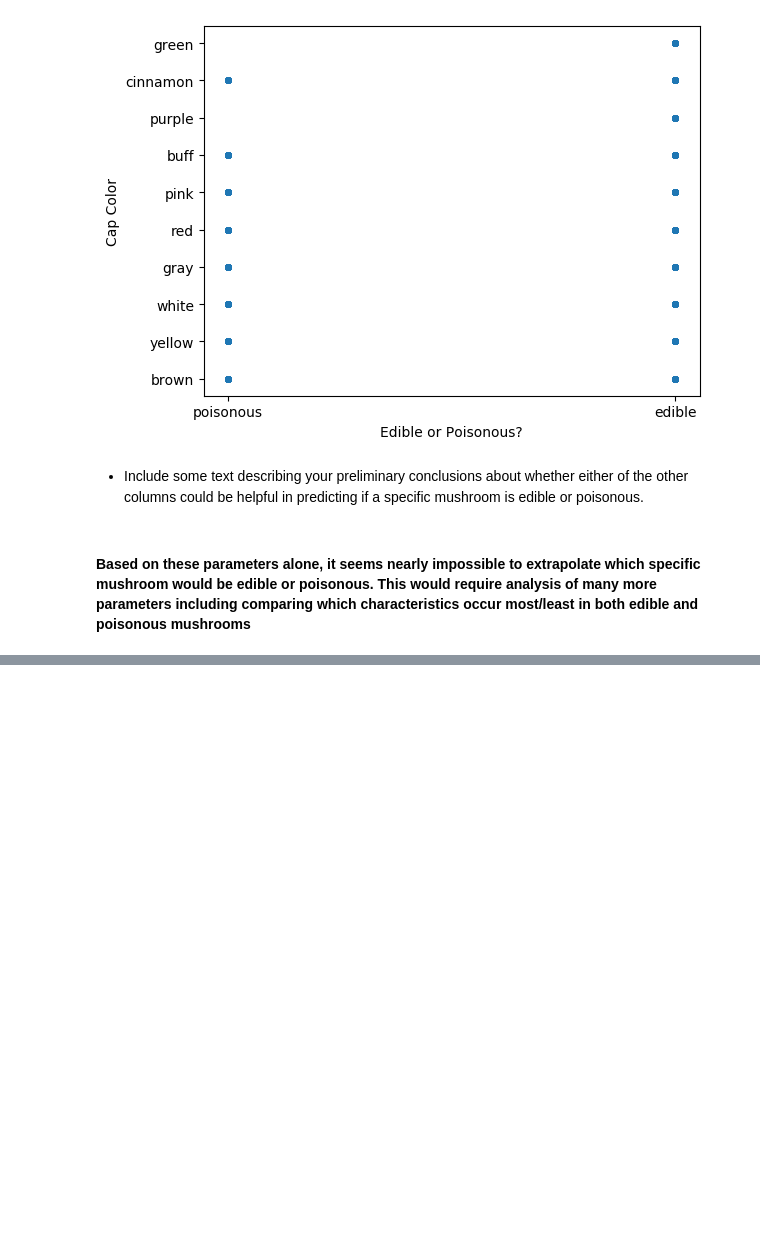
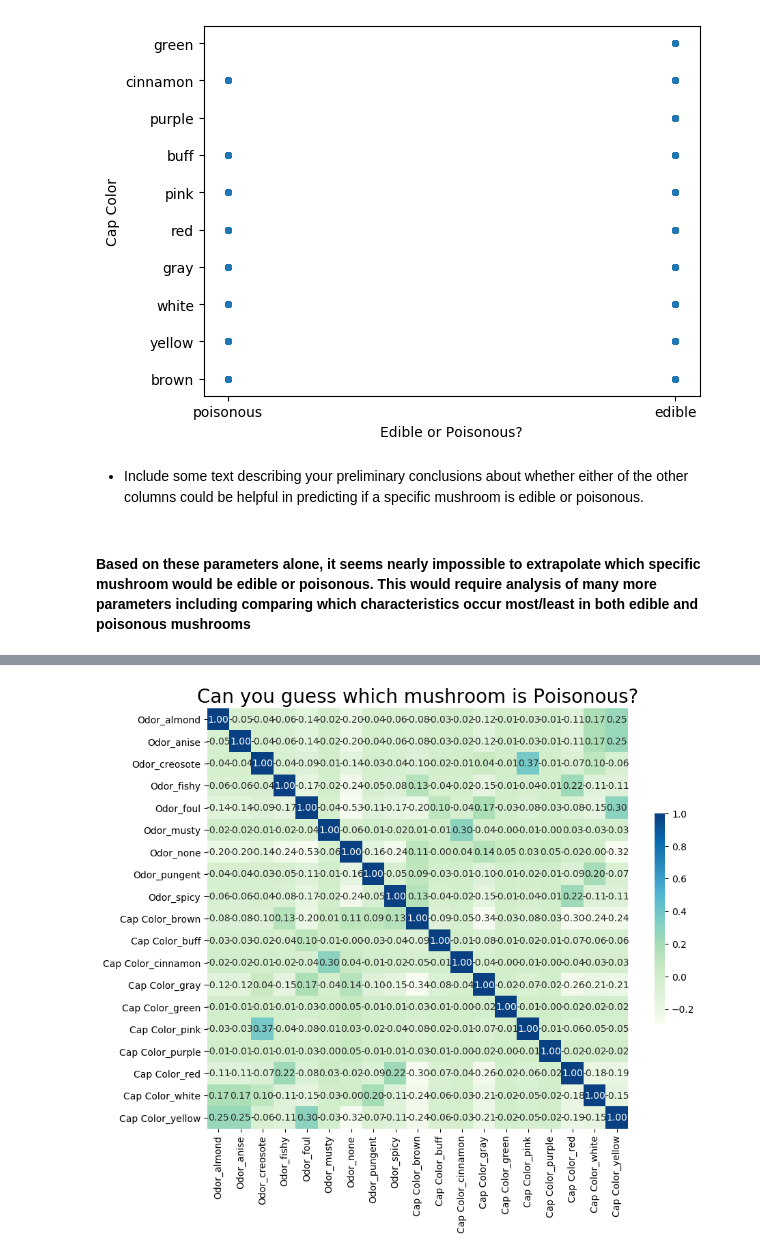
Before and after one commit to williamwaffles/IS362_Project4, a Jupyter notebook: Project 4.ipynb, the cells around one changed output, grey strips where cells are left out. Cells and saved outputs as stored; diff of their text form; code cells hidden in the pictures; blank space fills up the shorter version.

```diff
--- a/Project 4.ipynb
+++ b/Project 4.ipynb
@@ -186,3 +187,6 @@ plt.show()
 - Include some text describing your preliminary conclusions about whether either of the other columns could be helpful in predicting if a specific mushroom is edible or poisonous.
 # %% [markdown]
 #### Based on these parameters alone, it seems nearly impossible to extrapolate which specific mushroom would be edible or poisonous. This would require analysis of many more parameters including comparing which characteristics occur most/least in both edible and poisonous mushrooms
+# %%
+dummy_df = pd.get_dummies(trimmed_df, columns=['Odor','Cap Color'])
+dummy_df
@@ -188,0 +207,10 @@ plt.show()
+# %%
+import seaborn as sns
+
+correlation_matrix = dummy_df.corr()
+plt.figure(figsize=(10,8))
+ax = sns.heatmap(correlation_matrix, vmax=1, square=True, annot=True,fmt='.2f', cmap ='GnBu', cbar_kws={"shrink": .5}, robust=True)
+plt.title('Can you guess which mushroom is Poisonous?', fontsize=20)
+plt.show()
+# %% [output]
+[figure, added]
```
Also changed, not shown: parts of 11 cells of this notebook.
